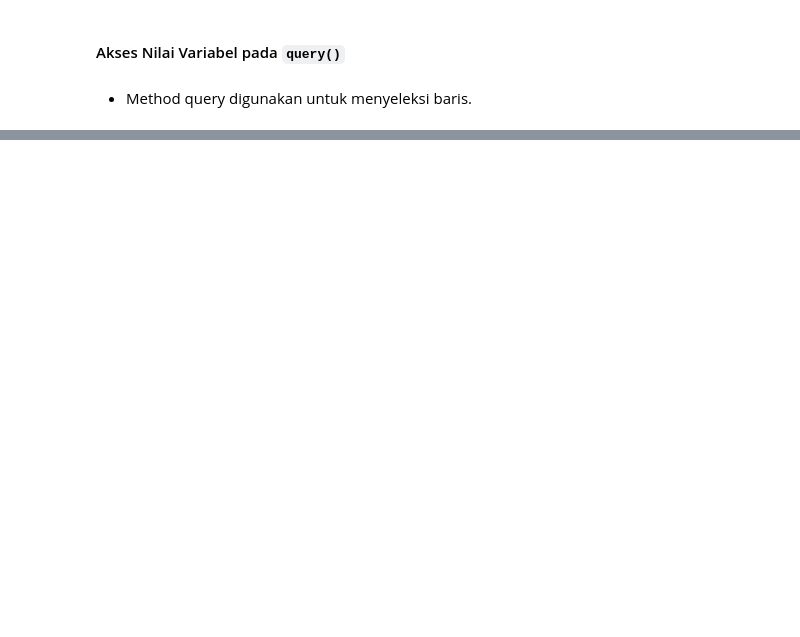
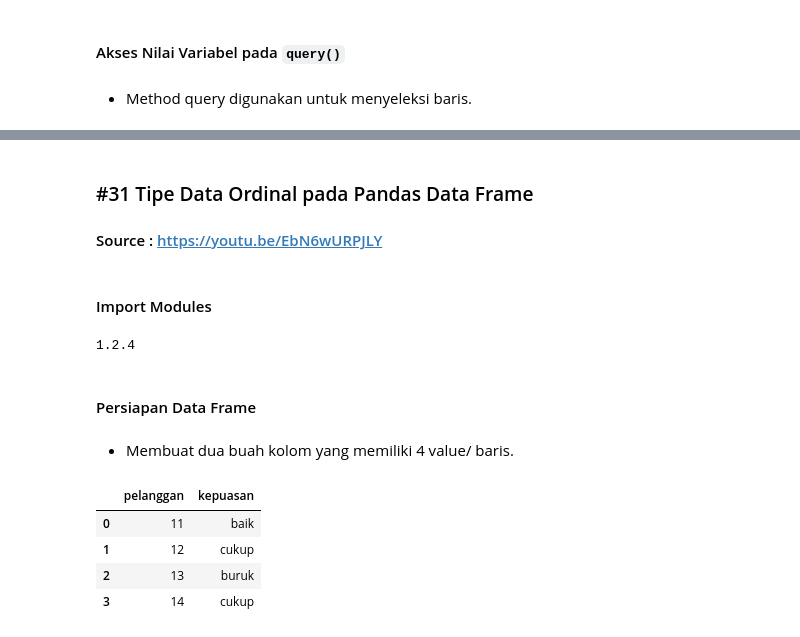
Before and after one commit to AlbertusAlanMehetabel/trik_pandas, a Jupyter notebook: Trik_Pandas_08.ipynb, the cells around one changed output, grey strips where cells are left out. Drawn from its saved outputs; the diff is of its cells as text; code cells hidden in the pictures; blank space fills up the shorter version.

Commit message:
Update: Add 'Tipe Data Ordinal pada Pandas Data Frame' tricks - Add 'Tipe Data Ordinal pada Pandas' points

```diff
--- a/Trik_Pandas_08.ipynb
+++ b/Trik_Pandas_08.ipynb
@@ -115,0 +115,29 @@ df.query('A > @rerata') # menampilkan baris nilai yang lebih besar dari rata-rat
+# %% [markdown]
+####
+### #31 Tipe Data Ordinal pada Pandas Data Frame
+#### Source : https://youtu.be/EbN6wURPJLY
+# %% [markdown]
+#### Import Modules
+# %%
+import pandas as pd
+
+# Cek versi
+print(pd.__version__)
+# %% [output]
+1.2.4
+# %% [markdown]
+#### Persiapan Data Frame
+# %% [markdown]
+- Membuat dua buah kolom yang memiliki 4 value/ baris.
+# %%
+d = {'pelanggan':[11, 12, 13, 14],
+     'kepuasan':['baik', 'cukup', 'buruk', 'cukup']}
+
+df = pd.DataFrame(d)
+df
+# %% [output]
+|  | pelanggan | kepuasan |
+| 0 | 11 | baik |
+| 1 | 12 | cukup |
+| 2 | 13 | buruk |
+| 3 | 14 | cukup |
```
Also changed, not shown: parts of 10 cells of this notebook.
